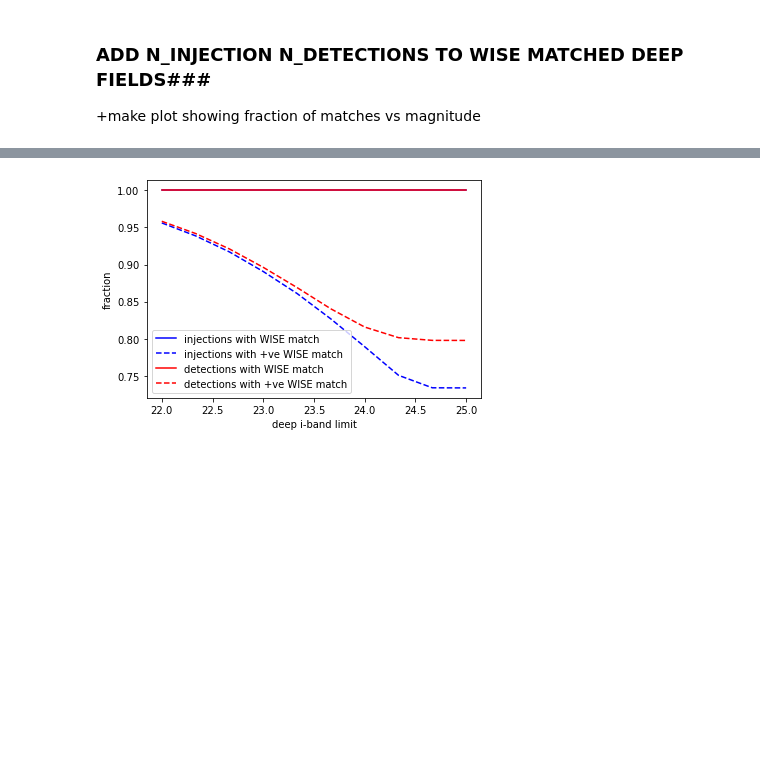
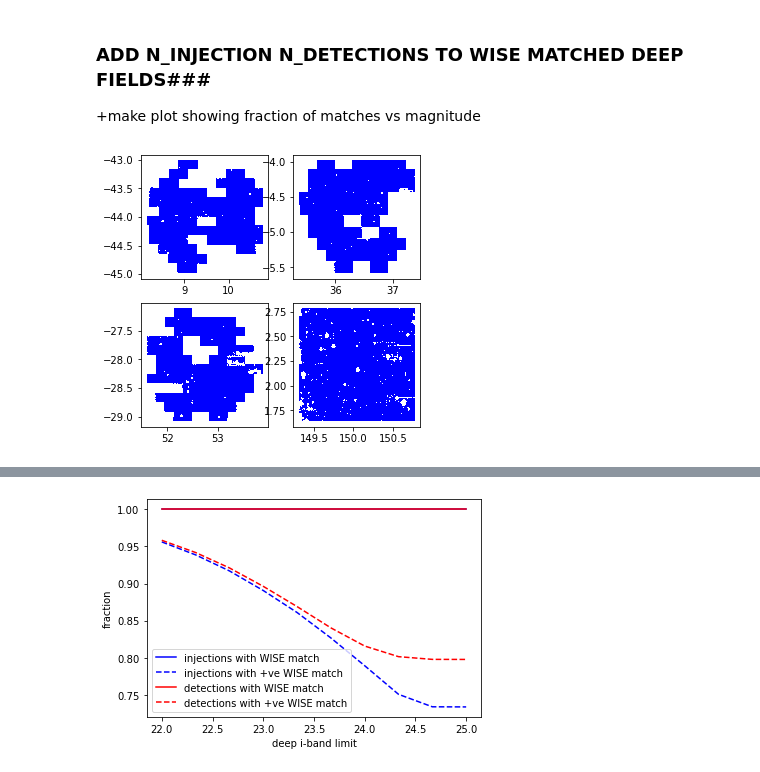
Before and after one commit to elvinpoole/lens_sample_tools, a Jupyter notebook: star_gal_wise/match_deep_wise/match_deep_wise.ipynb, the cells around one changed output, grey strips where cells are left out. Saved outputs shown, nothing was run; the diff lists cells and outputs as text; code cells hidden in the pictures; blank space fills up the shorter version.

```diff
--- a/star_gal_wise/match_deep_wise/match_deep_wise.ipynb
+++ b/star_gal_wise/match_deep_wise/match_deep_wise.ipynb
@@ -49,7 +85,7 @@ n_detections = np.array([count_det[i] for i in injected_id])
 # %%
 #match injected id list to the matched deep fieled catalog
 injected_id_pd = astropy.table.Table(data=[injected_id], names=['INJ_ID']).to_pandas()
-injected_id_merged = injected_id_pd.merge(deep_field_wise[['ID','FLUX_W1','BDF_MAG_DERED_I']].to_pandas(), how='left', left_on='INJ_ID', right_on='ID')
+injected_id_merged = injected_id_pd.merge(deep_field_wise[['ID','FLUX_W1','BDF_MAG_DERED_I','RA_1','DEC_1']].to_pandas(), how='inner', left_on='INJ_ID', right_on='ID')
 injected_flux_W1 = np.array(injected_id_merged['FLUX_W1'])
 injected_imag = np.array(injected_id_merged['BDF_MAG_DERED_I'])
 # %%
@@ -59,3 +98,19 @@ has_pos_wise_match = injected_flux_W1 > 0.
+# %%
+#plot deep field ra/dec
+ra  = np.array(injected_id_merged['RA_1'])
+dec = np.array(injected_id_merged['DEC_1'])
+
+fig, axs = plt.subplots(2,2,figsize=(5,5))
+axs = axs.flatten()
+select1 = (ra < 20)
+select2 = (ra < 60)*(dec > -10)
+select3 = (ra > 40)*(dec < -20)
+select4 = (ra > 120)
+select = [select1, select2, select3, select4,]
+for i in range(4):
+    axs[i].plot(ra[select[i]], dec[select[i]], ',', color='blue')
+# %% [output]
+[figure, added]
 # %%
 #get total fractions
 
```
Also changed, not shown: parts of 23 cells of this notebook, 12 other files.
